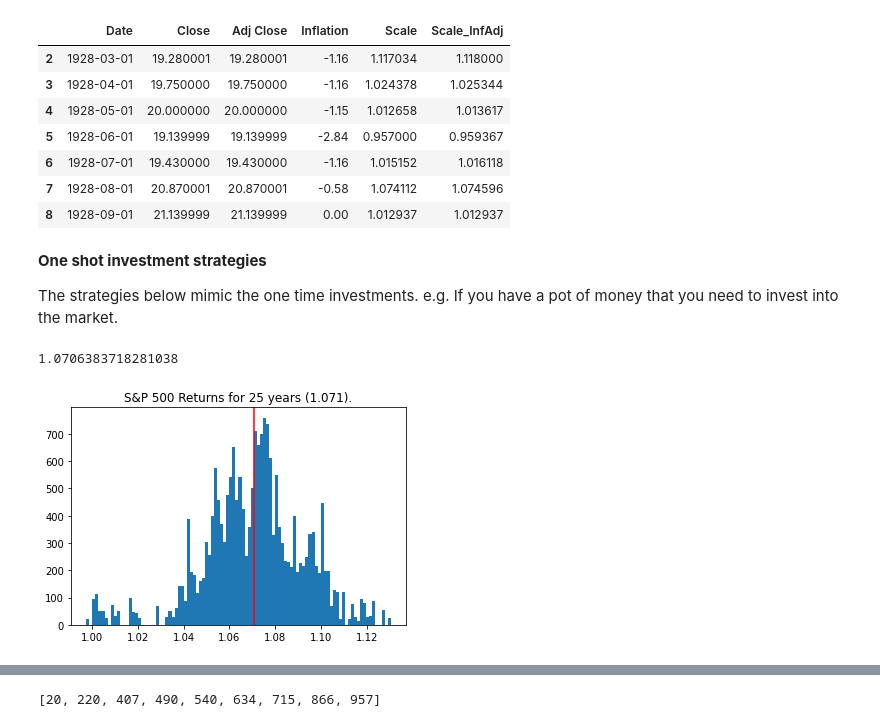
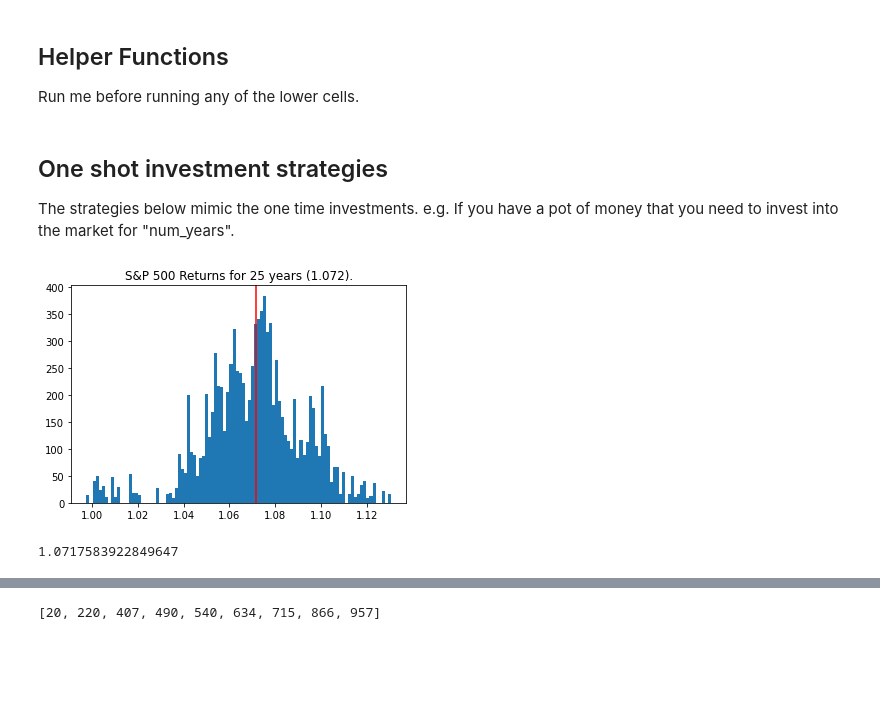
Before and after one commit to sameerkulkarni/financial_simulations, a Jupyter notebook: base_functions.ipynb, the cells around one changed output, grey strips where cells are left out. Saved outputs shown, nothing was run; the diff lists cells and outputs as text; code cells hidden in the pictures; blank space fills up the shorter version.

```diff
--- a/base_functions.ipynb
+++ b/base_functions.ipynb
@@ -19,11 +7,3 @@ fin_index = pd.Index(findata['Date'])
-# %%
-findata.loc[2:8]
-# %% [output]
-|  | Date | Close | Adj Close | Inflation | Scale | Scale_InfAdj |
-| 2 | 1928-03-01 | 19.280001 | 19.280001 | -1.16 | 1.117034 | 1.118000 |
-| 3 | 1928-04-01 | 19.750000 | 19.750000 | -1.16 | 1.024378 | 1.025344 |
-| 4 | 1928-05-01 | 20.000000 | 20.000000 | -1.15 | 1.012658 | 1.013617 |
-| 5 | 1928-06-01 | 19.139999 | 19.139999 | -2.84 | 0.957000 | 0.959367 |
-| 6 | 1928-07-01 | 19.430000 | 19.430000 | -1.16 | 1.015152 | 1.016118 |
-| 7 | 1928-08-01 | 20.870001 | 20.870001 | -0.58 | 1.074112 | 1.074596 |
-| 8 | 1928-09-01 | 21.139999 | 21.139999 | 0.00 | 1.012937 | 1.012937 |
+# %% [markdown]
+## Helper Functions
+Run me before running any of the lower cells.
@@ -30,4 +129,4 @@ findata.loc[2:8]
 # %% [markdown]
-**One shot investment strategies**
+## One shot investment strategies
 
-The strategies below mimic the one time investments. e.g. If you have a pot of money that you need to invest into the market.
+The strategies below mimic the one time investments. e.g. If you have a pot of money that you need to invest into the market for "num_years".
@@ -83,14 +133,10 @@ def capped_gains_strategy(startpoint, duration):
 # %%
 num_years = 25 #@param {type:"slider", min:1, max:60, step:1.0}
-num_samples=20000
-start_points=[random.randint(0,(92-num_years)*12) for i in range(num_samples)]
+start_points=[random.randint(0,(92-num_years)*12) for i in range(NUM_SAMPLES)]
 yearly_returns = [calculate_returns(start_points[i],num_years) for i in range(len(start_points))]
-avg2_returns=np.average(yearly_returns)
-print(avg2_returns)
-plt.hist(yearly_returns, bins=100)
-plt.title("S&P 500 Returns for %d years (%1.3f)."%(num_years,avg2_returns))
-plt.axvline(avg2_returns,color='r')
-plt.show()
+ref_returns=np.median(yearly_returns)
+pretty_plot_fn(yearly_returns, ref_returns, "S&P 500 Returns for %d years (%1.3f)."%(num_years,ref_returns))
+print("%1.4f"%ref_returns)
 # %% [output]
+[figure, new version]
-1.0706383718281038
+1.0717583922849647
-[figure, old version]
```
Also changed, not shown: parts of 19 cells of this notebook.
